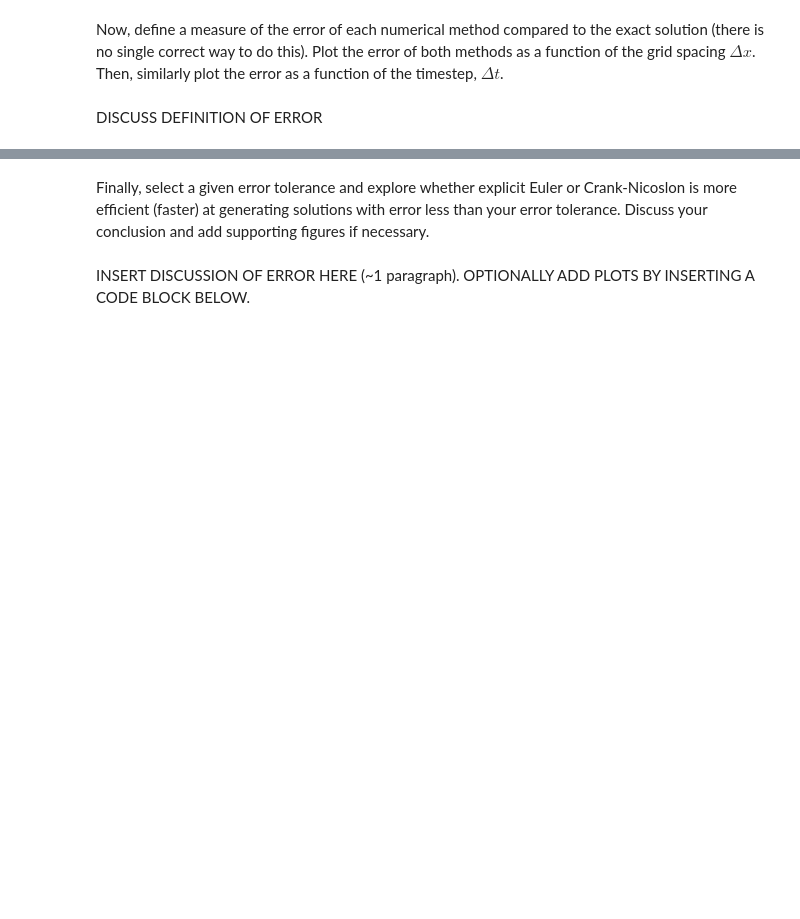
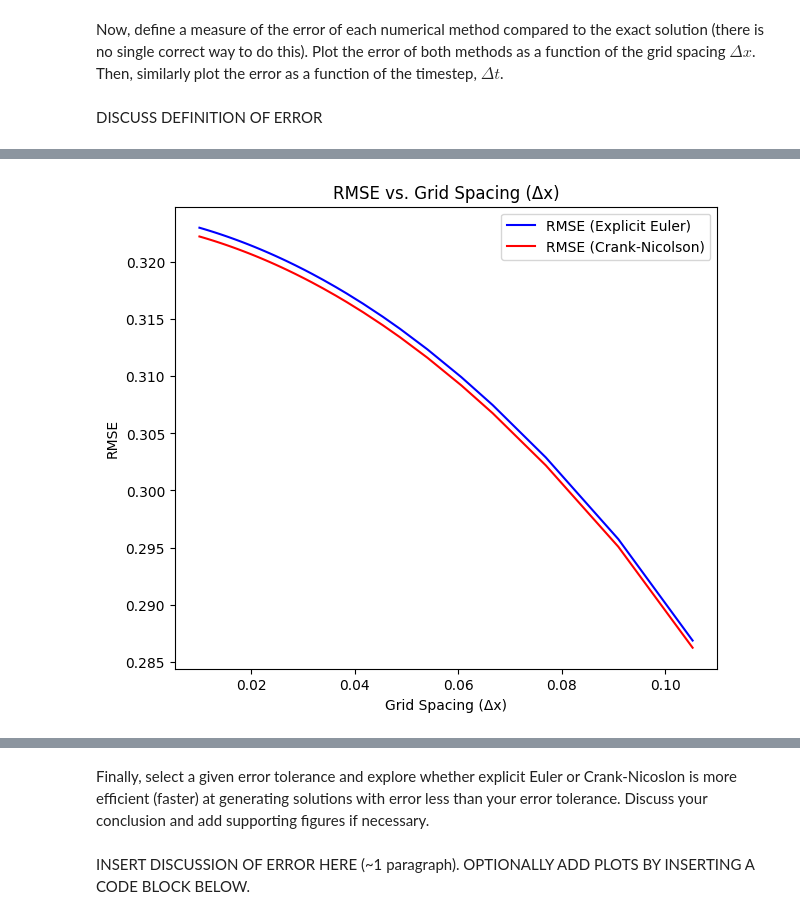
Before and after one commit to Zero-Rae/QCES123, a Jupyter notebook: Project1_numerical_methods.ipynb, the cells around one changed output, grey strips where cells are left out. Saved outputs shown, nothing was run; the diff lists cells and outputs as text; code cells hidden in the pictures; blank space fills up the shorter version.

```diff
--- a/Project1_numerical_methods.ipynb
+++ b/Project1_numerical_methods.ipynb
@@ -247,0 +271,84 @@ DISCUSS DEFINITION OF ERROR
+# %%
+# Add code to plot error here
+# Function to compute RMSE between numerical and exact solution
+def compute_rmse(numerical_solution, exact_solution, x, t_end):
+    # Compute the exact solution at the final time t_end
+    exact_sol = exact_solution(x, kappa, t_end)
+
+    # RMSE calculation
+    rmse = np.sqrt(np.mean((numerical_solution - exact_sol)**2))
+    return rmse
+
+# Set parameters for the test
+x_start = -1
+x_end = 1
+t_start = 0
+t_end = 10
+kappa = 0.0005  # diffusivity
+
+# Define the number of time steps (Nt) and number of grid points (Nx)
+Nt_values = np.linspace(100, 1000, 50, dtype=int)
+Nx_values = np.linspace(20, 200, 50, dtype=int)
+
+# Initialize lists to store RMSE values
+rmse_values_EE_dx = []
+rmse_values_CN_dx = []
+rmse_values_EE_dt = []
+rmse_values_CN_dt = []
+
+# 1. RMSE as a function of Nx (with fixed Nt)
+for Nx in Nx_values:
+    # Calculate Δx based on Nx
+    dx = (x_end - x_start) / (Nx - 1)
+    t = np.linspace(t_start, t_end, Nt_values[0])  # Fix Nt to first value for this loop
+
+    # Create the grid
+    x = np.linspace(x_start, x_end, Nx)
+
+    # Run both methods (assuming EE and CN are implemented)
+    c_EE = EE(x, t, kappa)  # Explicit Euler method
+    c_CN = CN(x, t, kappa)  # Crank-Nicolson method
+
+    # Compute the RMSE for both methods
+    rmse_values_EE_dx.append(compute_rmse(c_EE[:, -1], exact_solution, x, t_end))
+    rmse_values_CN_dx.append(compute_rmse(c_CN[:, -1], exact_solution, x, t_end))
+
+# 2. RMSE as a function of Nt (with fixed Nx)
+for Nt in Nt_values:
+    # Calculate Δt based on Nt
+    dt = (t_end - t_start) / Nt
+    x = np.linspace(x_start, x_end, Nx_values[0])  # Fix Nx to first value for this loop
+
+    # Create the grid and time steps
+    t = np.linspace(t_start, t_end, Nt)
+
+    # Run both methods (assuming EE and CN are implemented)
+    c_EE = EE(x, t, kappa)  # Explicit Euler method
+    c_CN = CN(x, t, kappa)  # Crank-Nicolson method
+
+    # Compute the RMSE for both methods
+    rmse_values_EE_dt.append(compute_rmse(c_EE[:, -1], exact_solution, x, t_end))
+    rmse_values_CN_dt.append(compute_rmse(c_CN[:, -1], exact_solution, x, t_end))
+
+# Plot RMSE vs. Δx on the first plot (with fixed Nt)
+plt.figure(figsize=(7, 6))
+# Ensure we are plotting Δx on x-axis and corresponding RMSE values
+plt.plot((x_end - x_start) / (Nx_values - 1), rmse_values_EE_dx, label='RMSE (Explicit Euler)', color='blue')
+plt.plot((x_end - x_start) / (Nx_values - 1), rmse_values_CN_dx, label='RMSE (Crank-Nicolson)', color='red')
+plt.xlabel('Grid Spacing (Δx)')
+plt.ylabel('RMSE')
+plt.title('RMSE vs. Grid Spacing (Δx)')
+plt.legend()
+plt.show()
+
+# Plot RMSE vs. Δt on the second plot (with fixed Nx)
+plt.figure(figsize=(7, 6))
+# Ensure we are plotting Δt on x-axis and corresponding RMSE values
+plt.plot((t_end - t_start) / Nt_values, rmse_values_EE_dt, label='RMSE (Explicit Euler)', color='blue')
+plt.plot((t_end - t_start) / Nt_values, rmse_values_CN_dt, label='RMSE (Crank-Nicolson)', color='red')
+plt.xlabel('Time Step (Δt)')
+plt.ylabel('RMSE')
+plt.title('RMSE vs. Time Step (Δt)')
+plt.legend()
+plt.show()
+# %% [output]
@@ -247,0 +372 @@ DISCUSS DEFINITION OF ERROR
+[figure, added]
```
Also changed, not shown: parts of 8 cells of this notebook.
